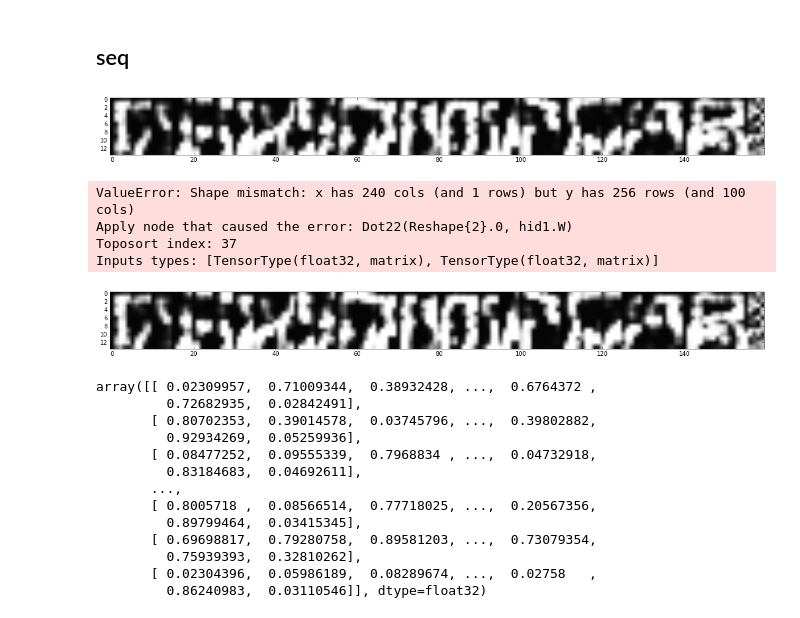
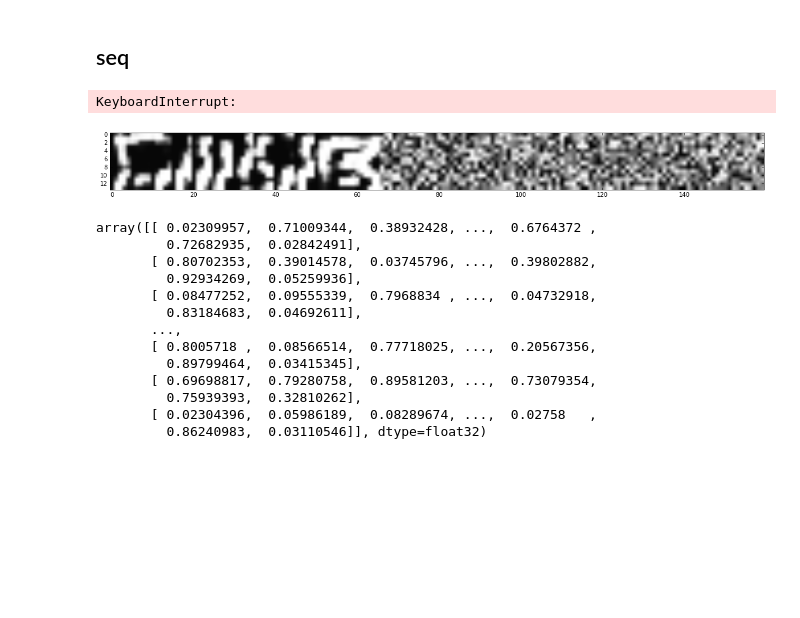
Before and after one commit to mehdidc/feature_generation, a Jupyter notebook: ipynb/generatesimple.ipynb, the cells around one changed output. Drawn from its saved outputs; the diff is of its cells as text; code cells hidden in the pictures; blank space fills up the shorter version.

```diff
--- a/ipynb/generatesimple.ipynb
+++ b/ipynb/generatesimple.ipynb
@@ -62,10 +62,10 @@ Couldn't import dot_parser, loading of dot files will not be possible.
 v = check(
     what="notebook",
     #filename="../jobs/results/68fa4141b9f970f6bde95da53b8e54fe/model.pkl",
-    filename="../training/brush19/model.pkl",
-    dataset='cropped_digits',
-    #force_w=28,
-    #force_h=28,
+    filename="../training/brush17/model.pkl",
+    dataset='iam_hdf5',
+    force_w=64,
+    force_h=64,
     #force_c=1,
     #mode='minibatch'
     #force_model_params=dict(use_wta_spatial=False, use_wta_channel=False)
@@ -624,35 +621,31 @@ KeyboardInterrupt:
 # %%
 T = h * 10
 S = np.random.uniform(size=(T, T))
 #S = np.zeros((28, T))
 S = S.astype(np.float32)
 s=5
 
 fig = plt.figure(figsize=(20, 20))
 
 for i in range(100):
 
     a = S[0:h, i*s:i*s+w]
     a = a[np.newaxis, np.newaxis, :, :]
     #a[:, :, 0, 0:w] = np.random.uniform(size=w)
-    for _ in range(2):
+    for _ in range(3):
         a = capsule.reconstruct(a)
         #a = a > 0.5
     m = S[0:h, i*s:(i*s+w)].copy()
     S[0:h, i*s:(i*s+w)] = a#>0.5
     display.clear_output(wait=True)
     #plt.imshow(m , cmap='gray', interpolation='none')
     plt.imshow(S[0:c], cmap='gray')
     display.display(plt.gcf())
 
 display.clear_output(wait=True)
 # %% [output]
+KeyboardInterrupt:
-[figure, old version]
+[figure, new version]
-ValueError: Shape mismatch: x has 240 cols (and 1 rows) but y has 256 rows (and 100 cols)
-Apply node that caused the error: Dot22(Reshape{2}.0, hid1.W)
-Toposort index: 37
-Inputs types: [TensorType(float32, matrix), TensorType(float32, matrix)]
-[figure, removed]
 # %%
 from skimage.transform import resize
 def repaint(X):
```
Also changed, not shown: parts of 4 cells of this notebook, 1 other file.
